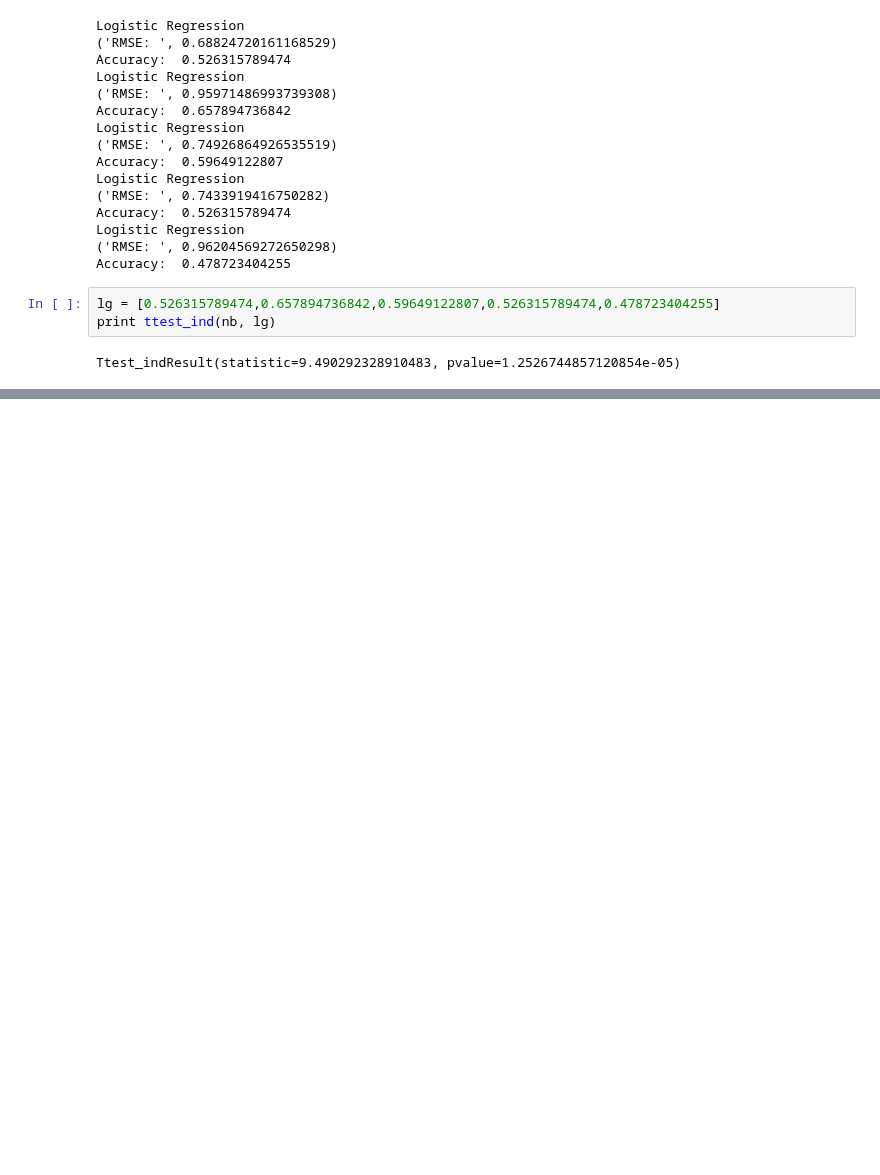
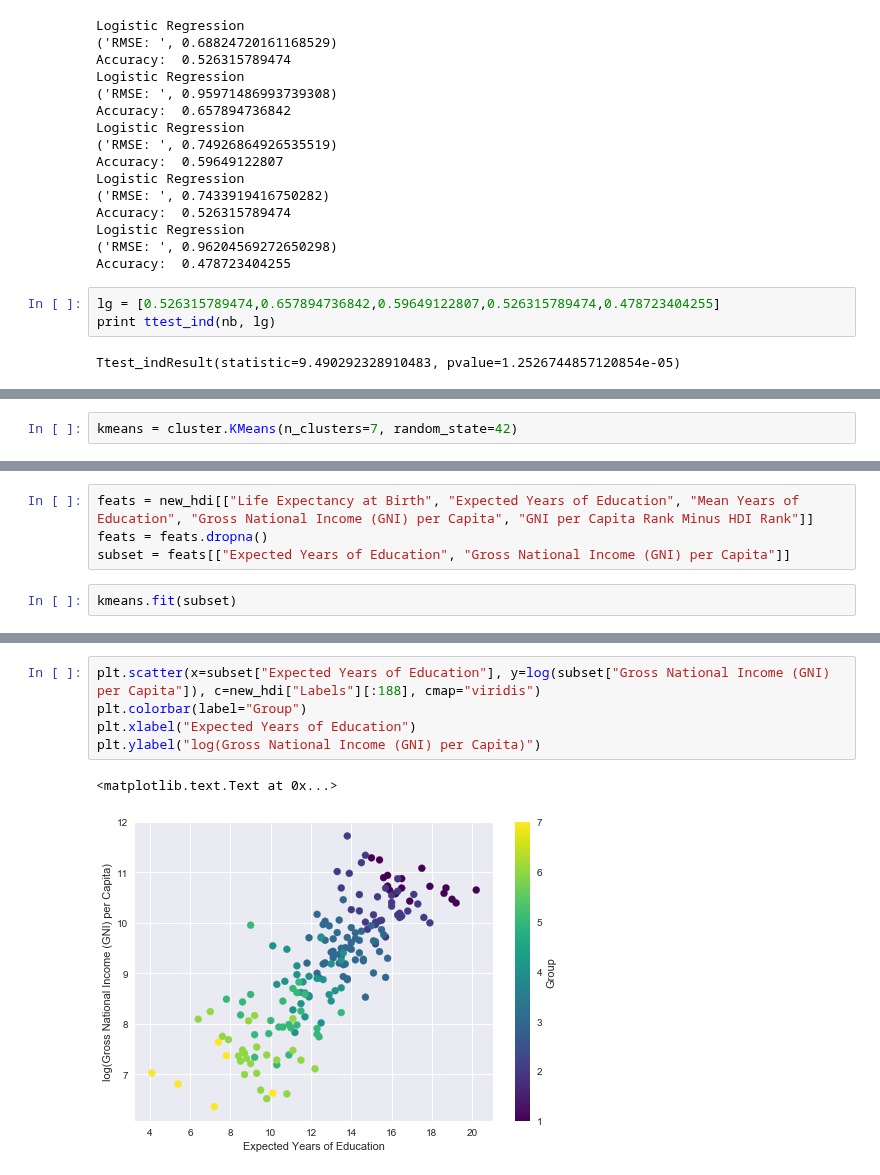
Before and after one commit to vivekramanan/data-mining-human-development-index, a Jupyter notebook: HDI Leave one out, and Clustering.ipynb, the cells around one changed output, grey strips where cells are left out. Saved outputs shown, nothing was run; the diff lists cells and outputs as text; blank space fills up the shorter version.

```diff
--- a/HDI Leave one out, and Clustering.ipynb
+++ b/HDI Leave one out, and Clustering.ipynb
@@ -275,0 +278,2 @@ Ttest_indResult(statistic=9.490292328910483, pvalue=1.2526744857120854e-05)
+# %%
+kmeans = cluster.KMeans(n_clusters=7, random_state=42)
@@ -275,0 +301,6 @@ Ttest_indResult(statistic=9.490292328910483, pvalue=1.2526744857120854e-05)
+# %%
+feats = new_hdi[["Life Expectancy at Birth", "Expected Years of Education", "Mean Years of Education", "Gross National Income (GNI) per Capita", "GNI per Capita Rank Minus HDI Rank"]]
+feats = feats.dropna()
+subset = feats[["Expected Years of Education", "Gross National Income (GNI) per Capita"]]
+# %%
+kmeans.fit(subset)
@@ -275,0 +343,8 @@ Ttest_indResult(statistic=9.490292328910483, pvalue=1.2526744857120854e-05)
+# %%
+plt.scatter(x=subset["Expected Years of Education"], y=log(subset["Gross National Income (GNI) per Capita"]), c=new_hdi["Labels"][:188], cmap="viridis")
+plt.colorbar(label="Group")
+plt.xlabel("Expected Years of Education")
+plt.ylabel("log(Gross National Income (GNI) per Capita)")
+# %% [output]
+<matplotlib.text.Text at 0x...>
+[figure, added]
```
Also changed, not shown: parts of 8 cells of this notebook.
